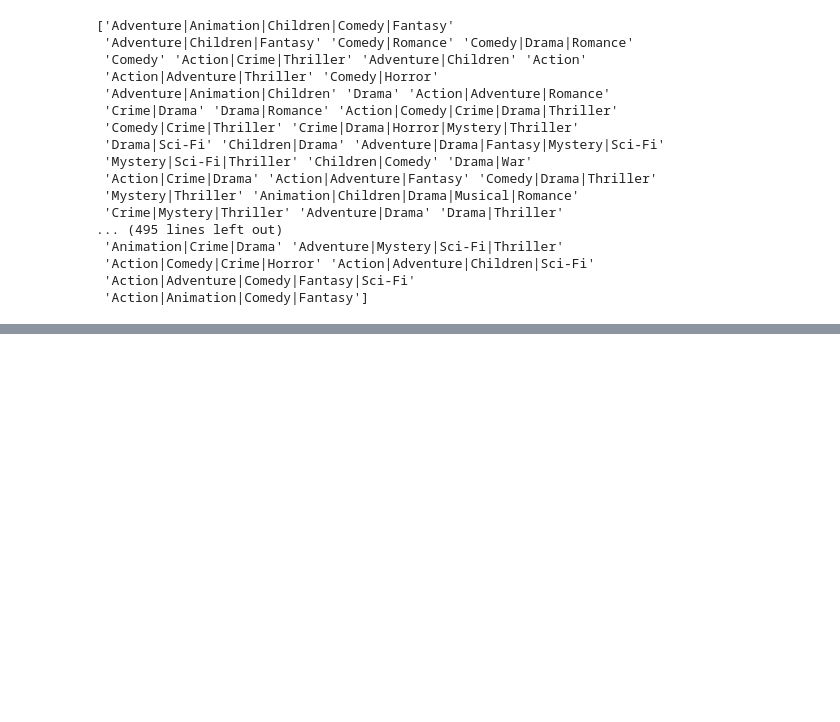
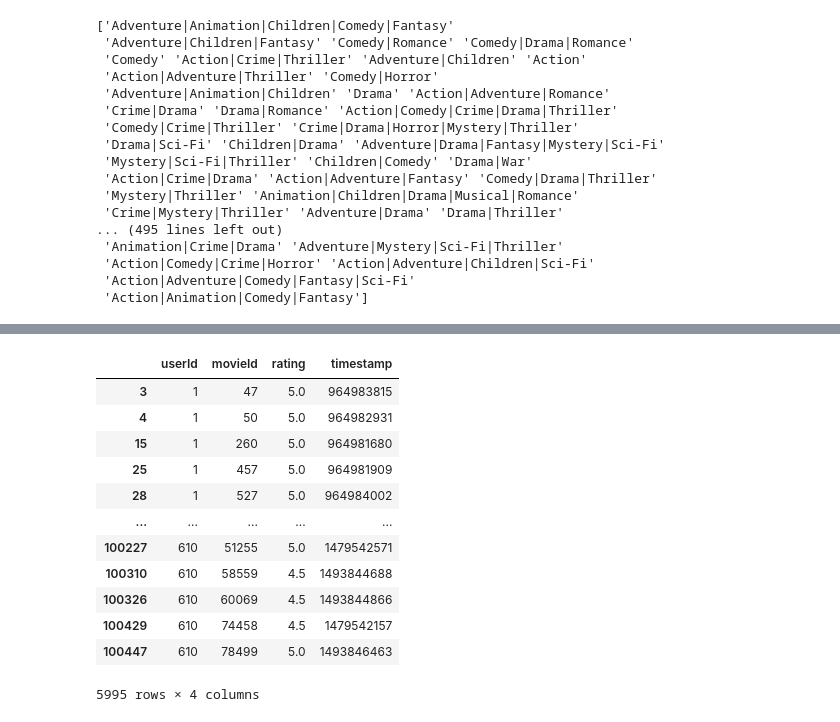
Before and after one commit to devamshah-dev/movie-recommendation-system, a Jupyter notebook: jupyter-notebooks/eda_preprocessing.ipynb, the cells around one changed output, grey strips where cells are left out. Saved outputs shown, nothing was run; the diff lists cells and outputs as text; code cells hidden in the pictures; blank space fills up the shorter version.

```diff
--- a/jupyter-notebooks/eda_preprocessing.ipynb
+++ b/jupyter-notebooks/eda_preprocessing.ipynb
@@ -49,0 +223,3 @@ print(unique_movieId_list)
+# %%
+# Finding users who liked same movie
+sim_users = ratings_df[(ratings_df["movieId"] == find_movieId) & (ratings_df["rating"]>4)]["userId"].unique()
@@ -49,0 +235,2 @@ print(unique_movieId_list)
+# %%
+sim_user_recm_movies = ratings_df[(ratings_df["userId"].isin(sim_users)) & (ratings_df["rating"]>4)]["movieId"]
@@ -49,0 +252,3 @@ print(unique_movieId_list)
+# %%
+sim_user_recm_movies=sim_user_recm_movies.value_counts()/len(sim_users)
+sim_user_recm_movies =sim_user_recm_movies[sim_user_recm_movies>.1]
@@ -49,0 +270,20 @@ print(unique_movieId_list)
+# %%
+# Find how much all users like movies
+
+all_db_users=ratings_df[(ratings_df["movieId"].isin(sim_user_recm_movies.index)) & (ratings_df["rating"]>4)]
+# %%
+all_db_users
+# %% [output]
+|  | userId | movieId | rating | timestamp |
+| 3 | 1 | 47 | 5.0 | 964983815 |
+| 4 | 1 | 50 | 5.0 | 964982931 |
+| 15 | 1 | 260 | 5.0 | 964981680 |
+| 25 | 1 | 457 | 5.0 | 964981909 |
+| 28 | 1 | 527 | 5.0 | 964984002 |
+| ... | ... | ... | ... | ... |
+| 100227 | 610 | 51255 | 5.0 | 1479542571 |
+| 100310 | 610 | 58559 | 4.5 | 1493844688 |
+| 100326 | 610 | 60069 | 4.5 | 1493844866 |
+| 100429 | 610 | 74458 | 4.5 | 1479542157 |
+| 100447 | 610 | 78499 | 5.0 | 1493846463 |
+5995 rows × 4 columns
```
Also changed, not shown: parts of 29 cells of this notebook.
